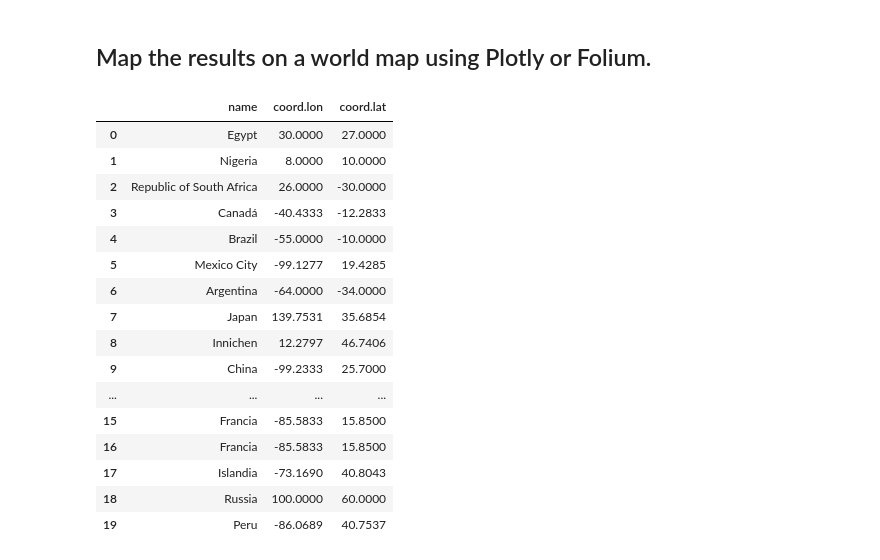
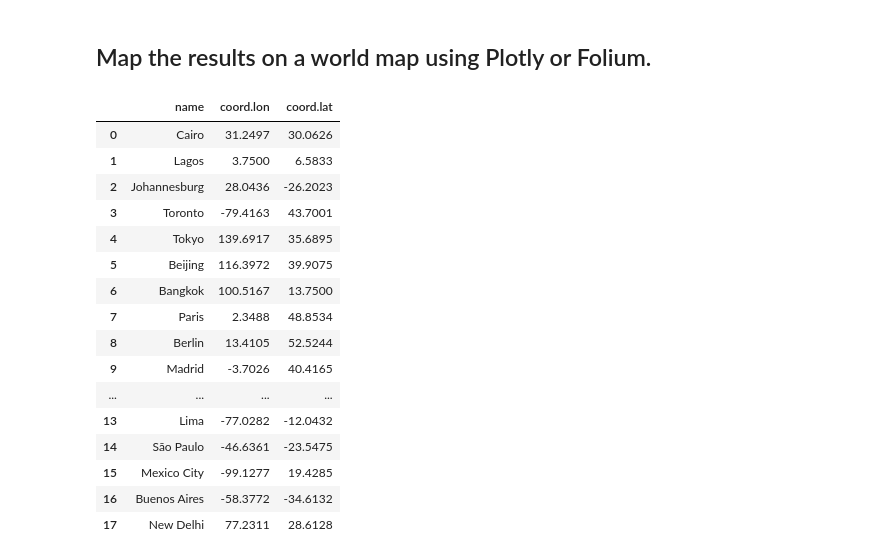
Before and after one commit to sebasrt97/Weather-Data-Analysis-with-a-public-API, a Jupyter notebook: Api/apy.ipynb, the cells around one changed output. Drawn from its saved outputs; the diff is of its cells as text; code cells hidden in the pictures.

```diff
--- a/Api/apy.ipynb
+++ b/Api/apy.ipynb
@@ -374,61 +373,59 @@ geo.head(1)
 ## Map the results on a world map using Plotly or Folium.
 # %%
 paises_por_continente = [
-    "Egipto",
-    "Nigeria",
-    "Sudafrica",
-    "Canadá",
-    "Brasil",
-    "México",
-    "Argentina",
-    "Japon",
-    "India",
-    "China",
-    "Tailandia",
-    "Francia",
-    "Alemania",
-    "España",
-    "Colombia",
-    "Francia",
-    "Francia",
-    "Islandia",
-    "Rusia",
-    "Peru"
+    "Cairo",
+    "Lagos",
+    "Johannesburg",
+    "Toronto",
+    "Tokyo",
+    "Beijing",
+    "Bangkok",
+    "Paris",
+    "Berlin",
+    "Madrid",
+    "Bogotá",
+    "Reykjavik",
+    "Moscow",
+    "Lima",
+    "São Paulo",
+    "Mexico City",
+    "Buenos Aires",
+    "New Delhi"
 ]
 resultado2=[]
 
 for i in paises_por_continente:
 
     base_url_hora=f"https://api.openweathermap.org/data/2.5/weather?q={i}&units=metric"
 
     response2=(requests.get(base_url_hora, params={"appid":api_key})).json()
 
     df_fila=pd.json_normalize(response2)
 
     df_fila=df_fila[['name','coord.lon','coord.lat']]
 
     resultado2.append(df_fila)
 
 df_final2=pd.concat(resultado2, ignore_index=True)
 df_final2
 # %% [output]
 |  | name | coord.lon | coord.lat |
-| 0 | Egypt | 30.0000 | 27.0000 |
-| 1 | Nigeria | 8.0000 | 10.0000 |
-| 2 | Republic of South Africa | 26.0000 | -30.0000 |
-| 3 | Canadá | -40.4333 | -12.2833 |
-| 4 | Brazil | -55.0000 | -10.0000 |
-| 5 | Mexico City | -99.1277 | 19.4285 |
-| 6 | Argentina | -64.0000 | -34.0000 |
-| 7 | Japan | 139.7531 | 35.6854 |
-| 8 | Innichen | 12.2797 | 46.7406 |
-| 9 | China | -99.2333 | 25.7000 |
+| 0 | Cairo | 31.2497 | 30.0626 |
+| 1 | Lagos | 3.7500 | 6.5833 |
+| 2 | Johannesburg | 28.0436 | -26.2023 |
+| 3 | Toronto | -79.4163 | 43.7001 |
+| 4 | Tokyo | 139.6917 | 35.6895 |
+| 5 | Beijing | 116.3972 | 39.9075 |
+| 6 | Bangkok | 100.5167 | 13.7500 |
+| 7 | Paris | 2.3488 | 48.8534 |
+| 8 | Berlin | 13.4105 | 52.5244 |
+| 9 | Madrid | -3.7026 | 40.4165 |
 | ... | ... | ... | ... |
-| 15 | Francia | -85.5833 | 15.8500 |
-| 16 | Francia | -85.5833 | 15.8500 |
-| 17 | Islandia | -73.1690 | 40.8043 |
-| 18 | Russia | 100.0000 | 60.0000 |
-| 19 | Peru | -86.0689 | 40.7537 |
+| 13 | Lima | -77.0282 | -12.0432 |
+| 14 | São Paulo | -46.6361 | -23.5475 |
+| 15 | Mexico City | -99.1277 | 19.4285 |
+| 16 | Buenos Aires | -58.3772 | -34.6132 |
+| 17 | New Delhi | 77.2311 | 28.6128 |
 # %%
 # df_final2
 mapa = folium.Map(location=[df_final2['coord.lat'].mean(), df_final2['coord.lon'].mean()])
```
Also changed, not shown: parts of 9 cells of this notebook, 1 other file.
